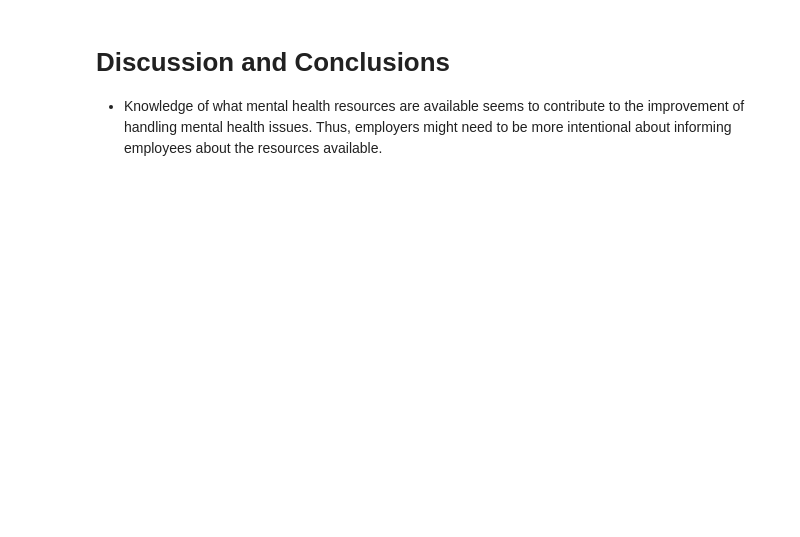
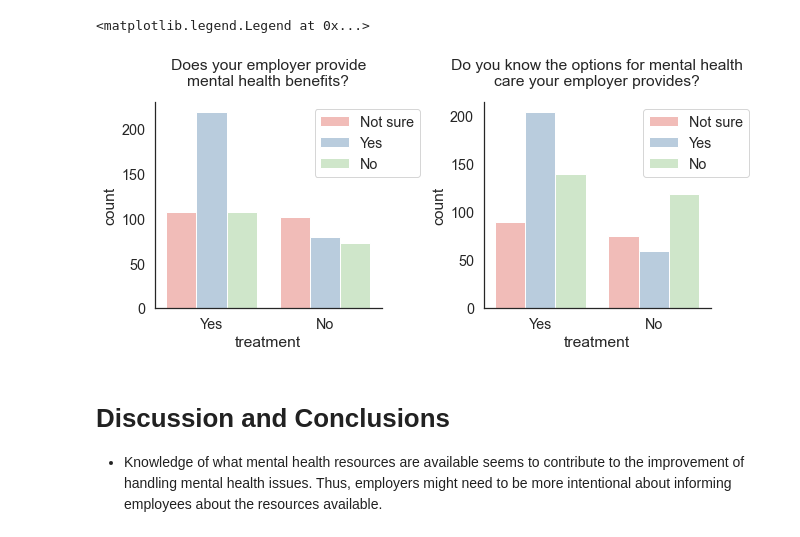
Before and after one commit to cltomiyama/MentalHealthSurvey_analysis, a Jupyter notebook: analysis/gale/analysis_notebook_gc.ipynb, the cells around one changed output. Drawn from its saved outputs; the diff is of its cells as text; code cells hidden in the pictures; blank space fills up the shorter version.

```diff
--- a/analysis/gale/analysis_notebook_gc.ipynb
+++ b/analysis/gale/analysis_notebook_gc.ipynb
@@ -65,3 +85,18 @@ g.map(sns.histplot, "wellness_program")
+# %%
+fig, ax = plt.subplots(nrows=1, ncols=2, figsize=(10,5))
+fig.tight_layout(pad=4)
+
+sns.countplot(data=mh0, x='treatment', hue='benefits', ax=ax[0])
+ax[0].set_title('Does your employer provide\nmental health benefits?', y=1.05)
+ax[0].legend(bbox_to_anchor=(1.2,1), labels=sort_lb)
+
+
+sns.countplot(data=mh0, x='treatment', hue='care_options', ax=ax[1])
+ax[1].set_title('Do you know the options for mental health\ncare your employer provides?', y=1.05)
+ax[1].legend(bbox_to_anchor=(1.2,1), labels=sort_lb)
+# %% [output]
+<matplotlib.legend.Legend at 0x...>
+[figure, added]
 # %% [markdown]
 # Discussion and Conclusions
 
```
Also changed, not shown: parts of 14 cells of this notebook.
